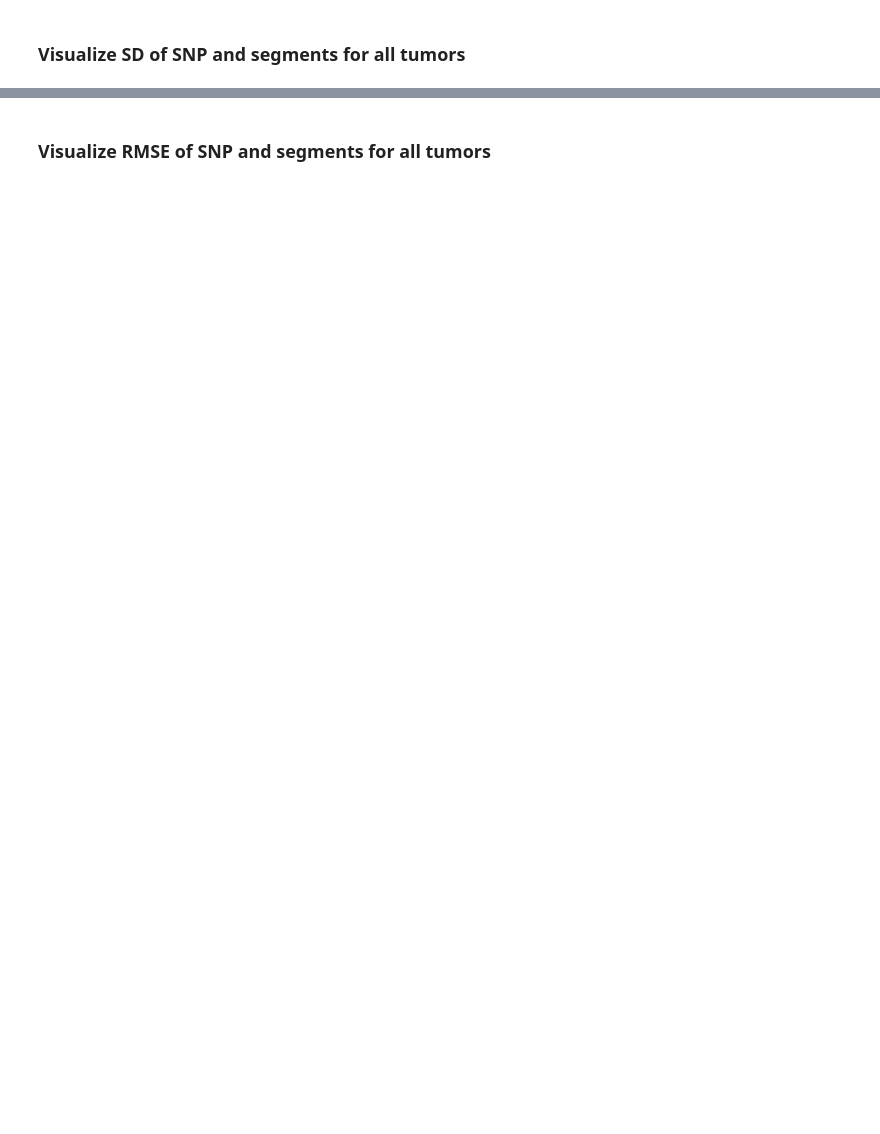
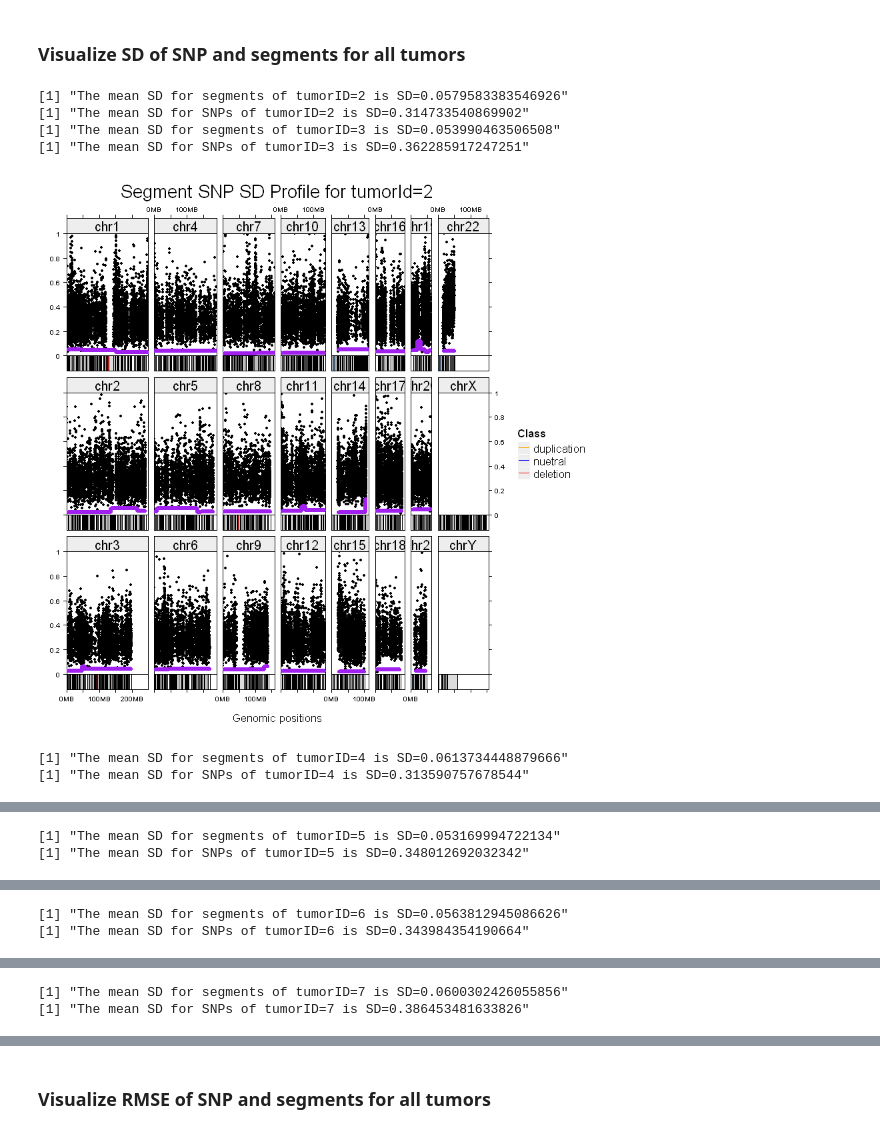
Before and after one commit to CodingBash/CNV-Clinical-Preprocessing, a Jupyter notebook: notebooks/Visualize TCGA Variation.ipynb, the cells around one changed output, grey strips where cells are left out. Cells and saved outputs as stored; diff of their text form; code cells hidden in the pictures; blank space fills up the shorter version.

```diff
--- a/notebooks/Visualize TCGA Variation.ipynb
+++ b/notebooks/Visualize TCGA Variation.ipynb
@@ -15,11 +31,19 @@ source("visualizeTCGAFacetsVariationLibrary.R")
 # %%
 visualizeSegmentAndSnpSDAllTumor <- function() {
   setwd(paste0("~/Documents/Git-Projects/Git-Research-Projects/FACETS_nonmatching_test/"))
-  for(tumorId in seq(2, 2)){
+  for(tumorId in seq(2, 7)){
     seg_sd_bed <- calculateSegmentSD(tumorId)
     snp_sd_bed <- calculateSnpSD(tumorId)
     visualizeCNProfile(title = paste0("Segment SNP SD Profile for tumorId=", tumorId), facets_snp_data = snp_sd_bed, line_data = seg_sd_bed, save = FALSE, ymin = 0, ymax = 1)
   }
 }
-#facets_snp_data = snp_sd_bed,
+
 visualizeSegmentAndSnpSDAllTumor()
+# %% [output]
+[1] "The mean SD for segments of tumorID=2 is SD=0.0579583383546926"
+[1] "The mean SD for SNPs of tumorID=2 is SD=0.314733540869902"
+[1] "The mean SD for segments of tumorID=3 is SD=0.053990463506508"
+[1] "The mean SD for SNPs of tumorID=3 is SD=0.362285917247251"
+[figure, added]
+[1] "The mean SD for segments of tumorID=4 is SD=0.0613734448879666"
+[1] "The mean SD for SNPs of tumorID=4 is SD=0.313590757678544"
@@ -25,0 +51,2 @@ visualizeSegmentAndSnpSDAllTumor()
+[1] "The mean SD for segments of tumorID=5 is SD=0.053169994722134"
+[1] "The mean SD for SNPs of tumorID=5 is SD=0.348012692032342"
@@ -25,0 +54,2 @@ visualizeSegmentAndSnpSDAllTumor()
+[1] "The mean SD for segments of tumorID=6 is SD=0.0563812945086626"
+[1] "The mean SD for SNPs of tumorID=6 is SD=0.343984354190664"
@@ -25,0 +57,2 @@ visualizeSegmentAndSnpSDAllTumor()
+[1] "The mean SD for segments of tumorID=7 is SD=0.0600302426055856"
+[1] "The mean SD for SNPs of tumorID=7 is SD=0.386453481633826"
```
Also changed, not shown: parts of 3 cells of this notebook, 2 other files.
